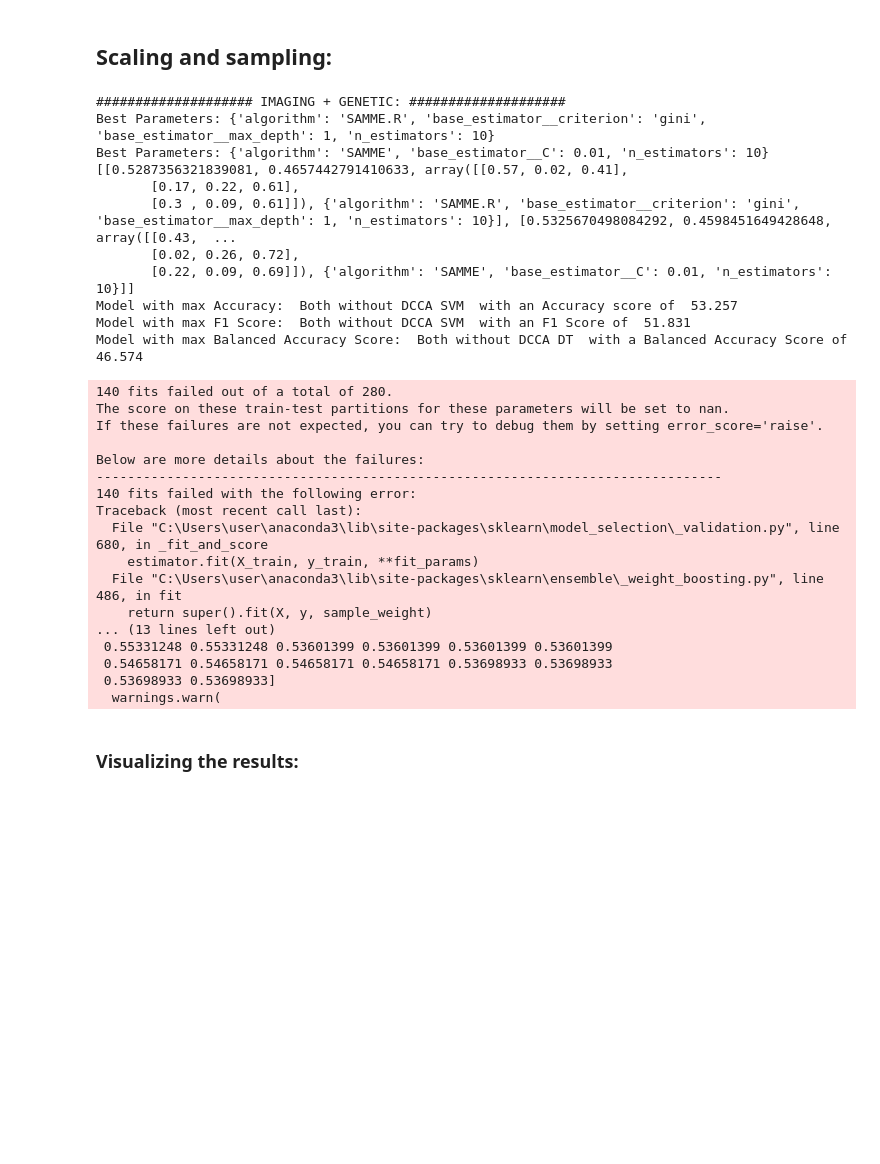
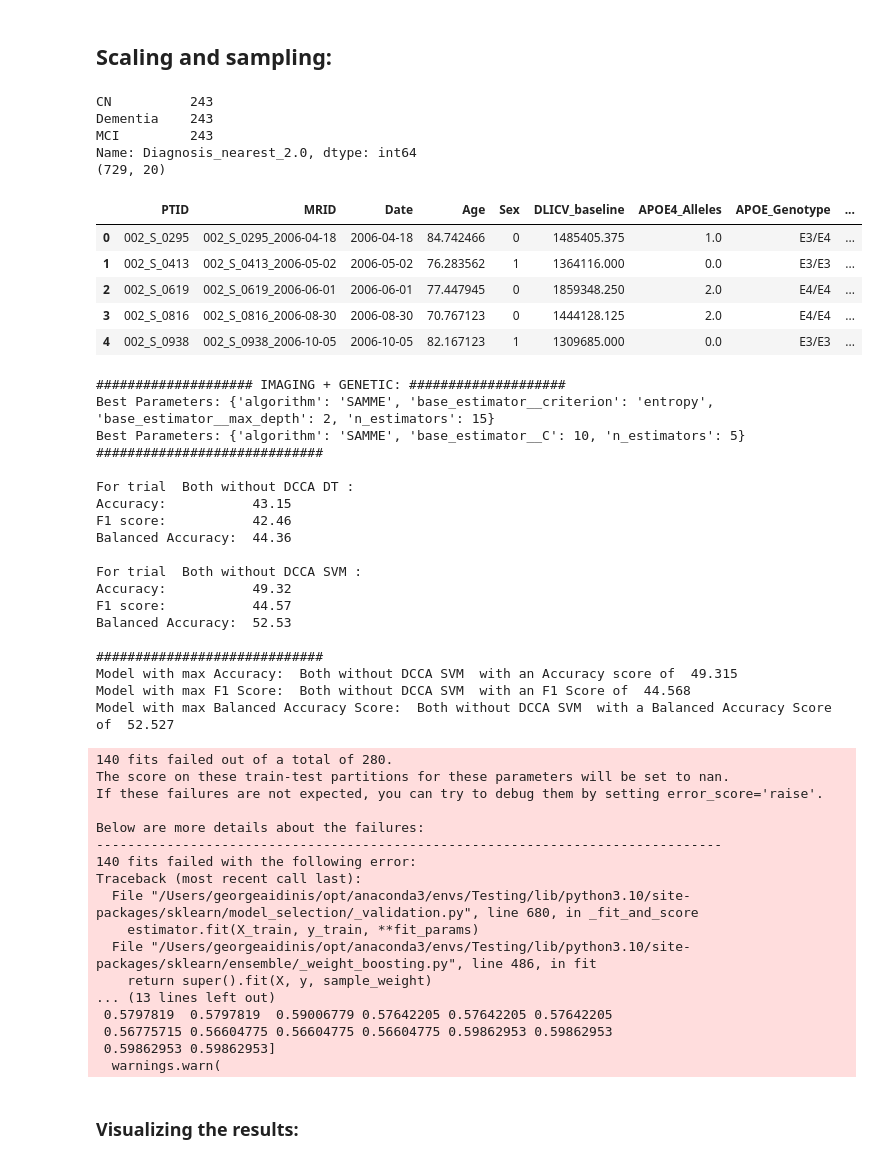
Before and after one commit to georgeaidinis/Dissertation, a Jupyter notebook: DeepCCA Model/ADNI Classification Adaboost FAMD.ipynb, the cells around one changed output. Saved outputs shown, nothing was run; the diff lists cells and outputs as text; code cells hidden in the pictures; blank space fills up the shorter version.

Commit message:
Printing of results implemented

```diff
--- a/DeepCCA Model/ADNI Classification Adaboost FAMD.ipynb
+++ b/DeepCCA Model/ADNI Classification Adaboost FAMD.ipynb
@@ -253,6 +270,26 @@ plt.show()
 [figure]
 # %% [markdown]
 ##  Scaling and sampling:
+# %%
+famd_usampled = undersample(famd)
+famd = famd_usampled.sort_values('PTID', ascending=True)
+famd.reset_index(drop=True, inplace=True)
+
+print(famd['Diagnosis_nearest_2.0'].value_counts())
+print(famd.shape)
+famd.head()
+# %% [output]
+CN          243
+Dementia    243
+MCI         243
+Name: Diagnosis_nearest_2.0, dtype: int64
+(729, 20)
+|  | PTID | MRID | Date | Age | Sex | DLICV_baseline | APOE4_Alleles | APOE_Genotype | ... |
+| 0 | 002_S_0295 | 002_S_0295_2006-04-18 | 2006-04-18 | 84.742466 | 0 | 1485405.375 | 1.0 | E3/E4 | ... |
+| 1 | 002_S_0413 | 002_S_0413_2006-05-02 | 2006-05-02 | 76.283562 | 1 | 1364116.000 | 0.0 | E3/E3 | ... |
+| 2 | 002_S_0619 | 002_S_0619_2006-06-01 | 2006-06-01 | 77.447945 | 0 | 1859348.250 | 2.0 | E4/E4 | ... |
+| 3 | 002_S_0816 | 002_S_0816_2006-08-30 | 2006-08-30 | 70.767123 | 0 | 1444128.125 | 2.0 | E4/E4 | ... |
+| 4 | 002_S_0938 | 002_S_0938_2006-10-05 | 2006-10-05 | 82.167123 | 1 | 1309685.000 | 0.0 | E3/E3 | ... |
 # %%
 # Defining the AdaBoostClassifier model, as well as the model parameters for the Grid Search:
 model1 = AdaBoostClassifier(base_estimator=DecisionTreeClassifier(), learning_rate=1.0)
@@ -305,13 +342,22 @@ Confusion_Matrices.append(cm)
 Best_parameter_combinations.append(best_pars)
 
 
+print("#############################")
 Trial_info = []
 for i in range(len(names)):
     Trial_info.append([Accuracies[i],
+                       F1s[i],
                        Balanced_Accuracies[i],
                        Confusion_Matrices[i],
                        Best_parameter_combinations[i]])
-print(Trial_info)
+    print()
+    print("For trial ", names[i],":")
+    print("Accuracy:          ", round(Accuracies[i]*100,2))
+    print("F1 score:          ", round(F1s[i]*100,2))
+    print("Balanced Accuracy: ", round(Balanced_Accuracies[i]*100,2))
+
+print()
+print("#############################")
 
 max_acc = np.argmax(Accuracies)
 print("Model with max Accuracy: ", names[max_acc], " with an Accuracy score of ", round(max(Accuracies)*100,3))
@@ -321,16 +367,24 @@ max_bal_acc = np.argmax(Balanced_Accuracies)
 print("Model with max Balanced Accuracy Score: ", names[max_bal_acc], " with a Balanced Accuracy Score of ", round(max(Balanced_Accuracies)*100,3))
 # %% [output]
 #################### IMAGING + GENETIC: ####################
-Best Parameters: {'algorithm': 'SAMME.R', 'base_estimator__criterion': 'gini', 'base_estimator__max_depth': 1, 'n_estimators': 10}
-Best Parameters: {'algorithm': 'SAMME', 'base_estimator__C': 0.01, 'n_estimators': 10}
-[[0.5287356321839081, 0.4657442791410633, array([[0.57, 0.02, 0.41],
-       [0.17, 0.22, 0.61],
-       [0.3 , 0.09, 0.61]]), {'algorithm': 'SAMME.R', 'base_estimator__criterion': 'gini', 'base_estimator__max_depth': 1, 'n_estimators': 10}], [0.5325670498084292, 0.4598451649428648, array([[0.43,  ...
-       [0.02, 0.26, 0.72],
-       [0.22, 0.09, 0.69]]), {'algorithm': 'SAMME', 'base_estimator__C': 0.01, 'n_estimators': 10}]]
-Model with max Accuracy:  Both without DCCA SVM  with an Accuracy score of  53.257
-Model with max F1 Score:  Both without DCCA SVM  with an F1 Score of  51.831
-Model with max Balanced Accuracy Score:  Both without DCCA DT  with a Balanced Accuracy Score of  46.574
+Best Parameters: {'algorithm': 'SAMME', 'base_estimator__criterion': 'entropy', 'base_estimator__max_depth': 2, 'n_estimators': 15}
+Best Parameters: {'algorithm': 'SAMME', 'base_estimator__C': 10, 'n_estimators': 5}
+#############################
+
+For trial  Both without DCCA DT :
+Accuracy:           43.15
+F1 score:           42.46
+Balanced Accuracy:  44.36
+
+For trial  Both without DCCA SVM :
+Accuracy:           49.32
+F1 score:           44.57
+Balanced Accuracy:  52.53
+
+#############################
+Model with max Accuracy:  Both without DCCA SVM  with an Accuracy score of  49.315
+Model with max F1 Score:  Both without DCCA SVM  with an F1 Score of  44.568
+Model with max Balanced Accuracy Score:  Both without DCCA SVM  with a Balanced Accuracy Score of  52.527
 140 fits failed out of a total of 280.
 The score on these train-test partitions for these parameters will be set to nan.
 If these failures are not expected, you can try to debug them by setting error_score='raise'.
@@ -339,14 +393,14 @@ Below are more details about the failures:
 --------------------------------------------------------------------------------
 140 fits failed with the following error:
 Traceback (most recent call last):
-  File "C:\Users\user\anaconda3\lib\site-packages\sklearn\model_selection\_validation.py", line 680, in _fit_and_score
+  File "/Users/georgeaidinis/opt/anaconda3/envs/Testing/lib/python3.10/site-packages/sklearn/model_selection/_validation.py", line 680, in _fit_and_score
     estimator.fit(X_train, y_train, **fit_params)
-  File "C:\Users\user\anaconda3\lib\site-packages\sklearn\ensemble\_weight_boosting.py", line 486, in fit
+  File "/Users/georgeaidinis/opt/anaconda3/envs/Testing/lib/python3.10/site-packages/sklearn/ensemble/_weight_boosting.py", line 486, in fit
     return super().fit(X, y, sample_weight)
 ... (13 lines left out)
- 0.55331248 0.55331248 0.53601399 0.53601399 0.53601399 0.53601399
- 0.54658171 0.54658171 0.54658171 0.54658171 0.53698933 0.53698933
- 0.53698933 0.53698933]
+ 0.5797819  0.5797819  0.59006779 0.57642205 0.57642205 0.57642205
+ 0.56775715 0.56604775 0.56604775 0.56604775 0.59862953 0.59862953
+ 0.59862953 0.59862953]
   warnings.warn(
 # %% [markdown]
 ### Visualizing the results:
```
Also changed, not shown: parts of 1 cell of this notebook, 9 other files.
